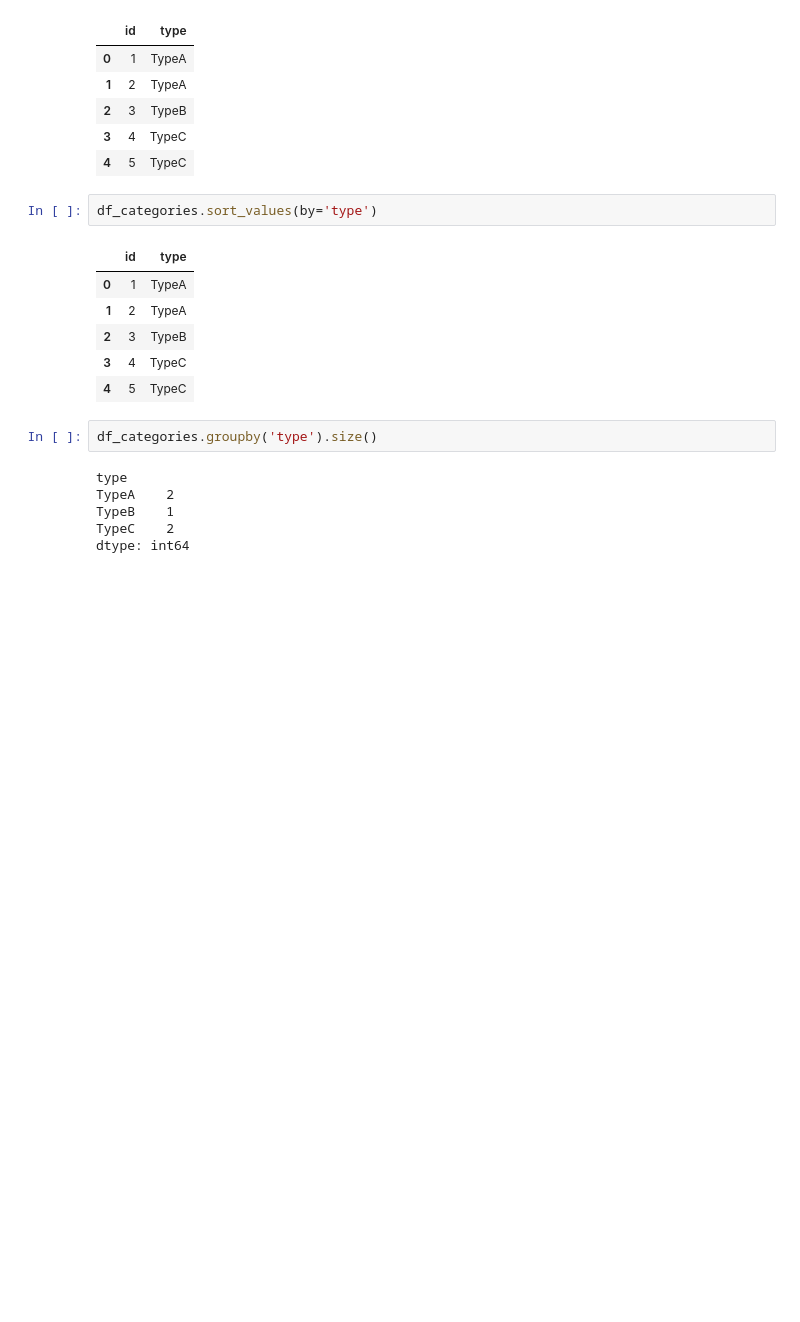
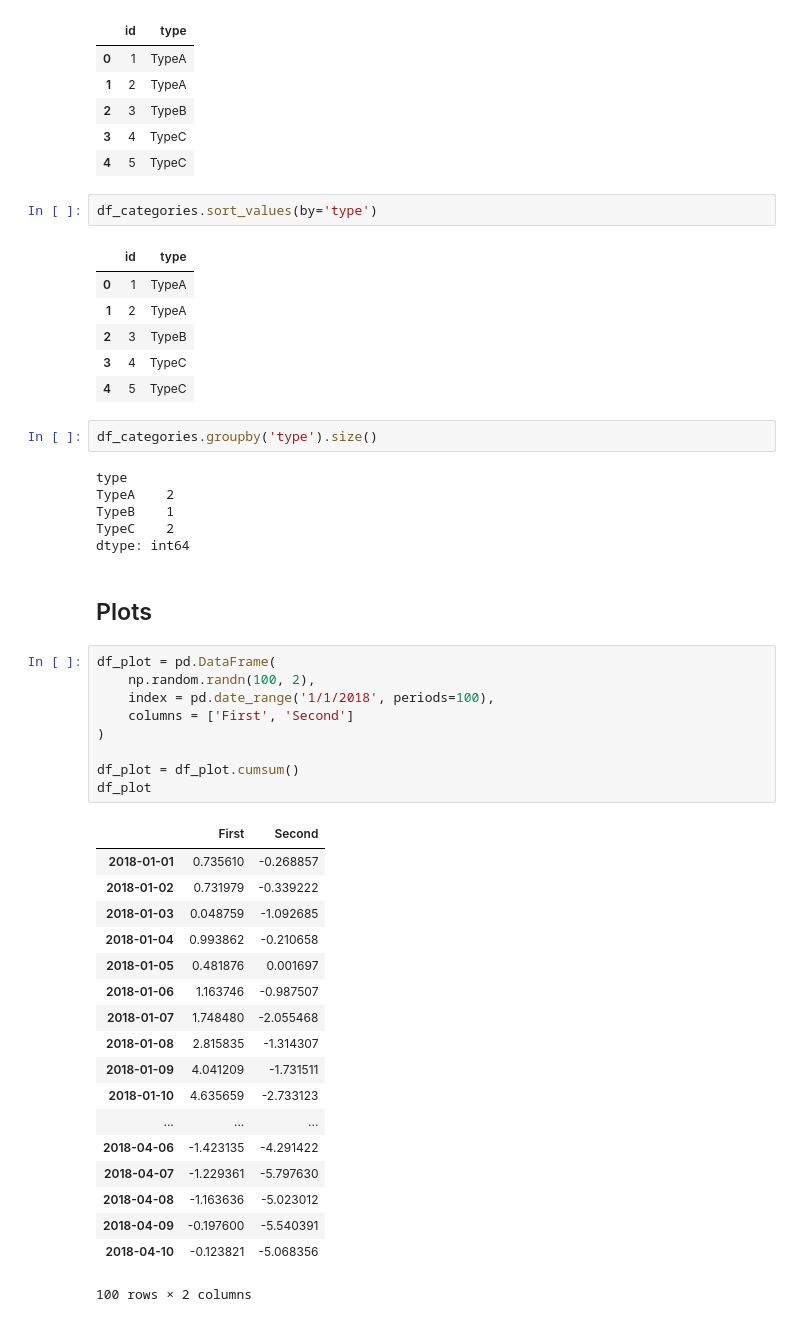
Before and after one commit to mprzybylak/minefields-pandas, a Jupyter notebook: HelloWorld.ipynb, the cells around one changed output. Cells and saved outputs as stored; diff of their text form; blank space fills up the shorter version.

```diff
--- a/HelloWorld.ipynb
+++ b/HelloWorld.ipynb
@@ -602,3 +603,33 @@ TypeA    2
 TypeB    1
 TypeC    2
 dtype: int64
+# %% [markdown]
+## Plots
+# %%
+df_plot = pd.DataFrame(
+    np.random.randn(100, 2),
+    index = pd.date_range('1/1/2018', periods=100),
+    columns = ['First', 'Second']
+)
+
+df_plot = df_plot.cumsum()
+df_plot
+# %% [output]
+|  | First | Second |
+| 2018-01-01 | 0.735610 | -0.268857 |
+| 2018-01-02 | 0.731979 | -0.339222 |
+| 2018-01-03 | 0.048759 | -1.092685 |
+| 2018-01-04 | 0.993862 | -0.210658 |
+| 2018-01-05 | 0.481876 | 0.001697 |
+| 2018-01-06 | 1.163746 | -0.987507 |
+| 2018-01-07 | 1.748480 | -2.055468 |
+| 2018-01-08 | 2.815835 | -1.314307 |
+| 2018-01-09 | 4.041209 | -1.731511 |
+| 2018-01-10 | 4.635659 | -2.733123 |
+| ... | ... | ... |
+| 2018-04-06 | -1.423135 | -4.291422 |
+| 2018-04-07 | -1.229361 | -5.797630 |
+| 2018-04-08 | -1.163636 | -5.023012 |
+| 2018-04-09 | -0.197600 | -5.540391 |
+| 2018-04-10 | -0.123821 | -5.068356 |
+100 rows × 2 columns
```
Also changed, not shown: parts of 2 cells of this notebook.
